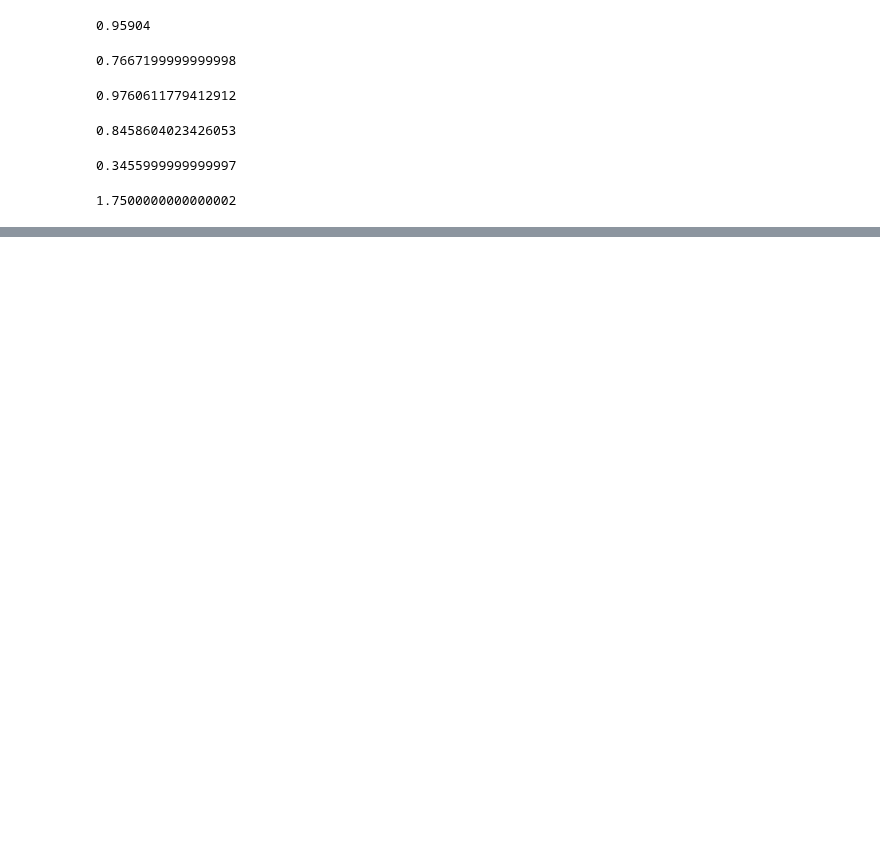
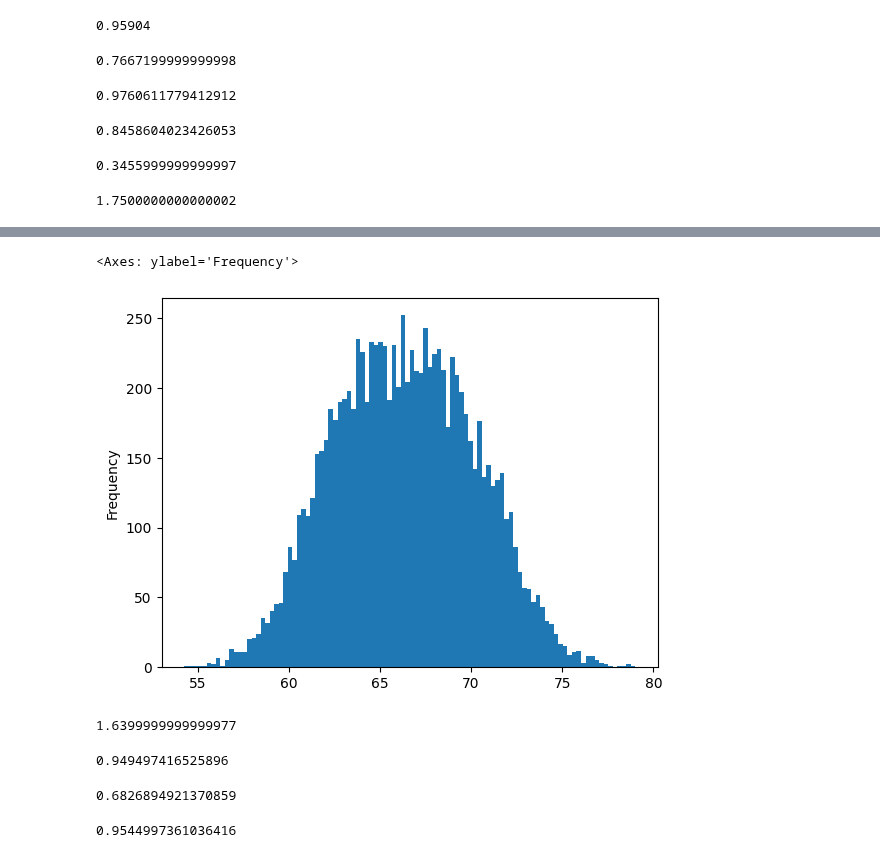
Before and after one commit to muralianamalatibco/pythonlearning, a Jupyter notebook: dist_1-1.ipynb, the cells around one changed output, grey strips where cells are left out. Saved outputs shown, nothing was run; the diff lists cells and outputs as text; code cells hidden in the pictures; blank space fills up the shorter version.

```diff
--- a/dist_1-1.ipynb
+++ b/dist_1-1.ipynb
@@ -349,0 +377,15 @@ binom.pmf(n=5, k=3, p=.6)
+# %%
+df_height.plot.hist(bins=100)
+# %% [output]
+<Axes: ylabel='Frequency'>
+[figure, added]
+# %%
+z = (69.1 - 65)/2.5
+z
+# %% [output]
+1.6399999999999977
+# %%
+# normal distribution
+norm.cdf(z)
+# %% [output]
+0.949497416525896
@@ -349,0 +394,10 @@ binom.pmf(n=5, k=3, p=.6)
+# %%
+# 1 std deviation
+norm.cdf(1) - norm.cdf(-1)
+# %% [output]
+0.6826894921370859
+# %%
+# 2 std deviation
+norm.cdf(2) - norm.cdf(-2)
+# %% [output]
+0.9544997361036416
```
Also changed, not shown: parts of 44 cells of this notebook.
